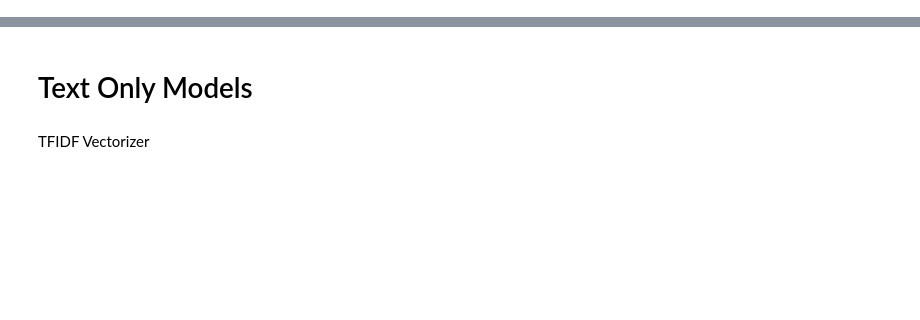
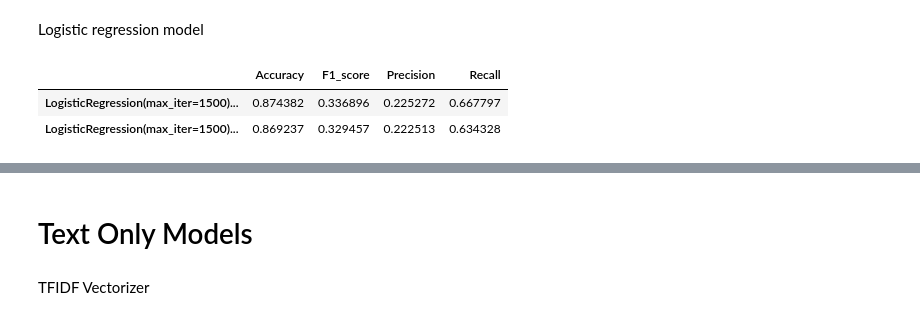
Before and after one commit to yaoyid/bt4012G5, a Jupyter notebook: andrea_modelling.ipynb, the cells around one changed output, grey strips where cells are left out. Drawn from its saved outputs; the diff is of its cells as text; code cells hidden in the pictures; blank space fills up the shorter version.

```diff
--- a/andrea_modelling.ipynb
+++ b/andrea_modelling.ipynb
@@ -33,0 +194,55 @@ data['full_text'] = data['title'] + " " + data['location']  + " " + data['depart
+# %%
+x_train_selected = x_train.loc[:, [ 'has_questions', 'employment_type',
+       'required_experience', 'required_education', 'missing_combination_Both profile and logo Missing', 'missing_combination_Both profile and logo Present',
+       'missing_combination_Missing Logo Only', 'missing_combination_Missing Profile Only',
+       'title_length', 'department_length',
+       'company_profile_length', 'description_length', 'requirements_length']]
+
+x_test_selected = x_test.loc[:, [ 'has_questions', 'employment_type',
+       'required_experience', 'required_education', 'missing_combination_Both profile and logo Missing', 'missing_combination_Both profile and logo Present',
+       'missing_combination_Missing Logo Only', 'missing_combination_Missing Profile Only',
+       'title_length', 'department_length',
+       'company_profile_length', 'description_length', 'requirements_length']]
+# %% [markdown]
+Logistic regression model
+# %%
+from sklearn.model_selection import train_test_split
+from sklearn.linear_model import LogisticRegression
+from sklearn.metrics import accuracy_score, f1_score, precision_score, recall_score
+
+
+classification_report = pd.DataFrame(columns=['Accuracy','F1_score','Precision','Recall'])
+
+model = LogisticRegression(max_iter= 1500)
+#max_iter is set as the model fails to converge when the number is too low.
+model = model.fit(x_train_selected , y_train)
+for i in range(2) :
+    if i == 0 :
+        to_pred = x_train_selected
+        pred = y_train
+        title = 'Train'
+
+    else :
+        to_pred = x_test_selected
+        pred = y_test
+        title = 'Test'
+    # Assuming 'model' is your trained logistic regression model
+    threshold = 0.10  # Adjust the threshold as needed
+    y_pred = (model.predict_proba(to_pred)[:, 1] > threshold).astype(int)
+
+    # y_pred = model.predict(to_pred)
+
+    acc = accuracy_score(pred , y_pred)
+    f1 = f1_score(pred , y_pred)
+    prec = precision_score(pred , y_pred)
+    recall = recall_score(pred , y_pred)
+    d = pd.DataFrame(data=np.array([acc,f1,prec,recall]).reshape(1,4)
+                    , columns=['Accuracy' , 'F1_score' , 'Precision' , 'Recall'])
+    classification_report = pd.concat([classification_report , d])
+    classification_report.rename( index= { 0 :'{} _ {} Details'.format(model , title) } ,inplace=True )
+
+classification_report
+# %% [output]
+|  | Accuracy | F1_score | Precision | Recall |
+| LogisticRegression(max_iter=1500)... | 0.874382 | 0.336896 | 0.225272 | 0.667797 |
+| LogisticRegression(max_iter=1500)... | 0.869237 | 0.329457 | 0.222513 | 0.634328 |
```
Also changed, not shown: parts of 37 cells of this notebook, 1 other file.
